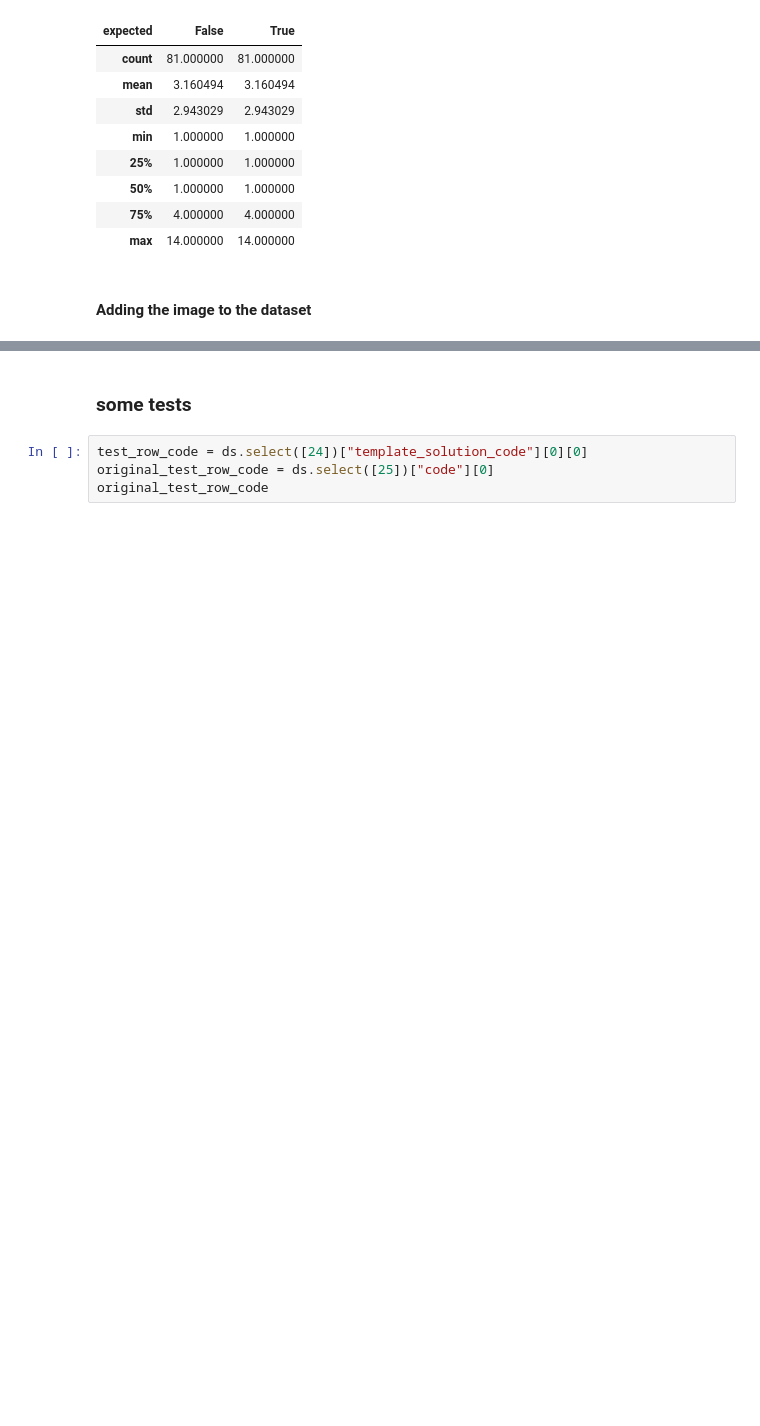
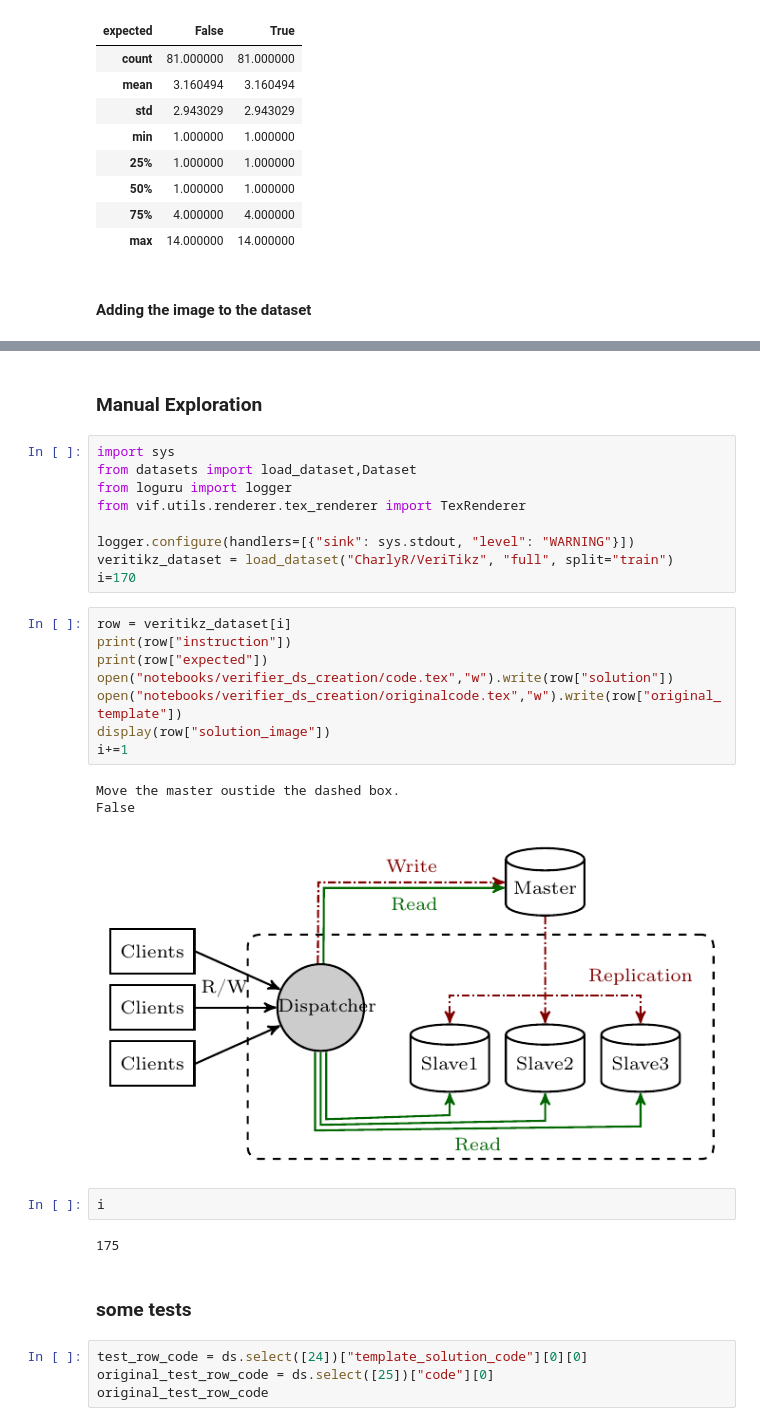
Before and after one commit to IV2C/VIFagent, a Jupyter notebook: notebooks/verifier_ds_creation/ver_creation.ipynb, the cells around one changed output, grey strips where cells are left out. Saved outputs shown, nothing was run; the diff lists cells and outputs as text; blank space fills up the shorter version.

Commit message:
Add manual exploration section

```diff
--- a/notebooks/verifier_ds_creation/ver_creation.ipynb
+++ b/notebooks/verifier_ds_creation/ver_creation.ipynb
@@ -232,3 +226,30 @@ updated_ds.push_to_hub("CharlyR/VeriTikz", config_name="full", split="train")
+# %% [markdown]
+### Manual Exploration
+# %%
+import sys
+from datasets import load_dataset,Dataset
+from loguru import logger
+from vif.utils.renderer.tex_renderer import TexRenderer
+
+logger.configure(handlers=[{"sink": sys.stdout, "level": "WARNING"}])
+veritikz_dataset = load_dataset("CharlyR/VeriTikz", "full", split="train")
+i=170
+# %%
+row = veritikz_dataset[i]
+print(row["instruction"])
+print(row["expected"])
+open("notebooks/verifier_ds_creation/code.tex","w").write(row["solution"])
+open("notebooks/verifier_ds_creation/originalcode.tex","w").write(row["original_template"])
+display(row["solution_image"])
+i+=1
+# %% [output]
+Move the master oustide the dashed box.
+False
+[figure, added]
+# %%
+i
+# %% [output]
+175
 # %% [markdown]
 ### some tests
 # %%
```
Also changed, not shown: parts of 4 cells of this notebook.
